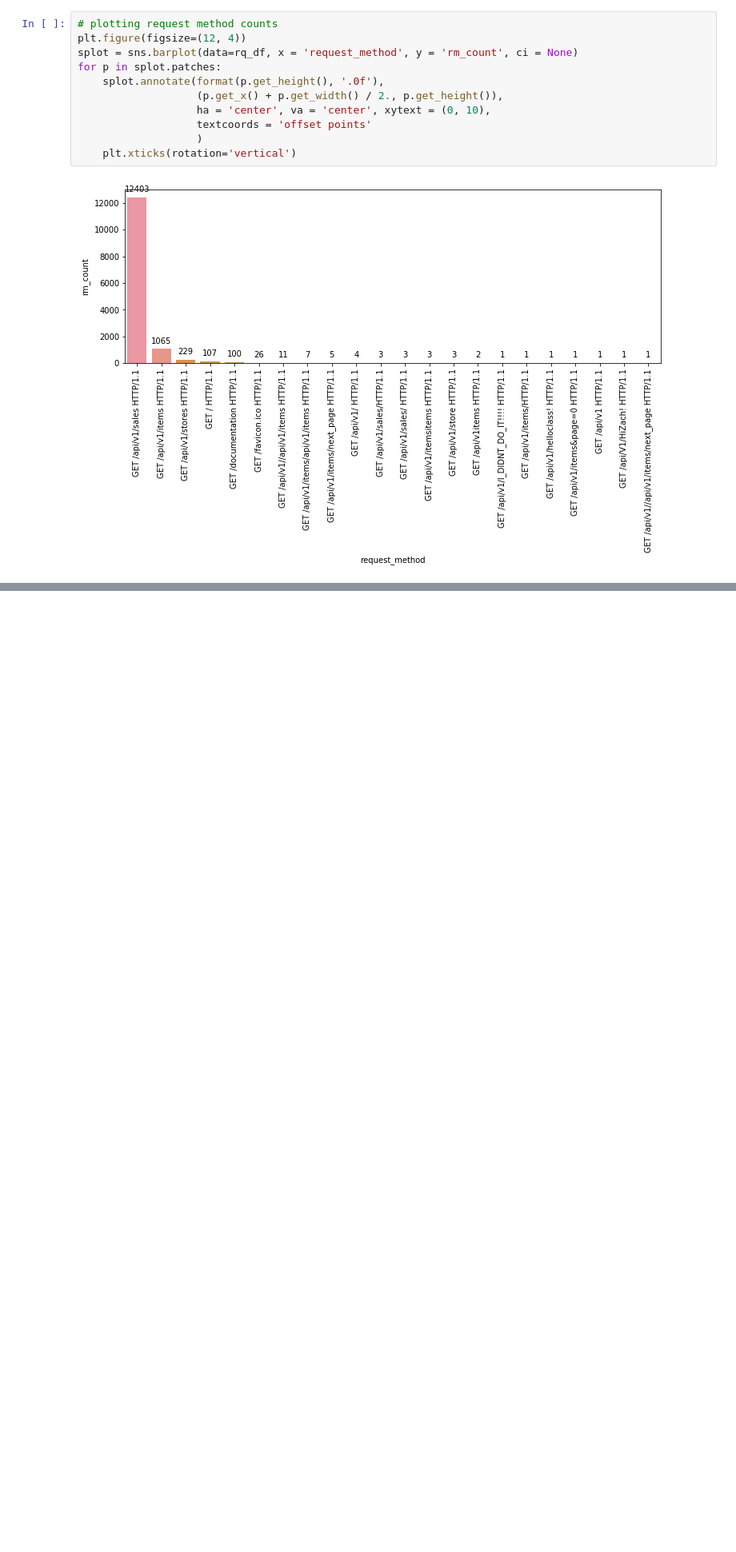
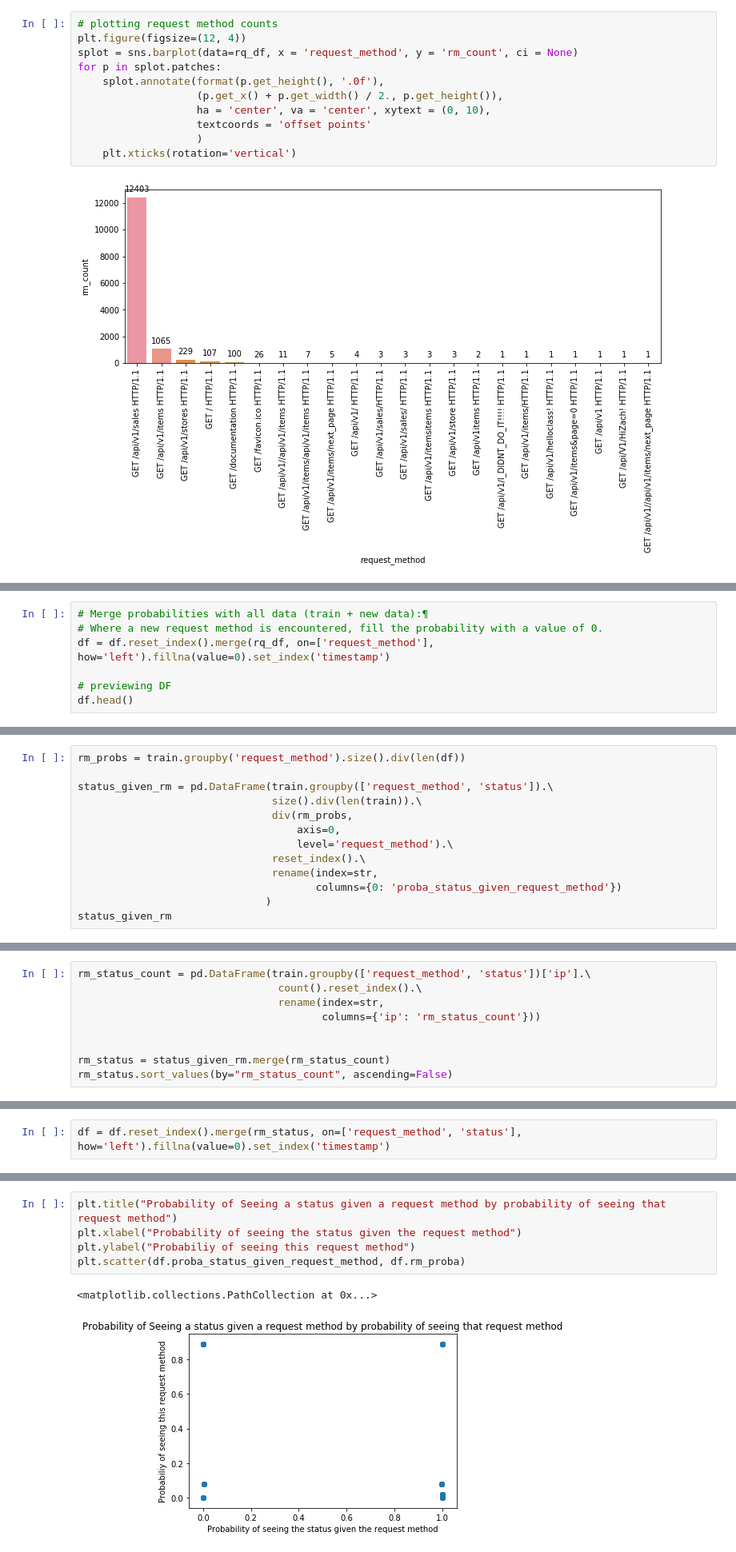
Before and after one commit to SamuelD-Data/anomaly-detection-exercises, a Jupyter notebook: discrete_anomaly_detection.ipynb, the cells around one changed output, grey strips where cells are left out. Shown: that part at 80% size. Saved outputs shown, nothing was run; the diff lists cells and outputs as text; blank space fills up the shorter version.

```diff
--- a/discrete_anomaly_detection.ipynb
+++ b/discrete_anomaly_detection.ipynb
@@ -191,0 +213,7 @@ for p in splot.patches:
+# %%
+# Merge probabilities with all data (train + new data):¶
+# Where a new request method is encountered, fill the probability with a value of 0.
+df = df.reset_index().merge(rq_df, on=['request_method'], how='left').fillna(value=0).set_index('timestamp')
+
+# previewing DF
+df.head()
@@ -191,0 +251,13 @@ for p in splot.patches:
+# %%
+rm_probs = train.groupby('request_method').size().div(len(df))
+
+status_given_rm = pd.DataFrame(train.groupby(['request_method', 'status']).\
+                               size().div(len(train)).\
+                               div(rm_probs,
+                                   axis=0,
+                                   level='request_method').\
+                               reset_index().\
+                               rename(index=str,
+                                      columns={0: 'proba_status_given_request_method'})
+                              )
+status_given_rm
@@ -191,0 +282,9 @@ for p in splot.patches:
+# %%
+rm_status_count = pd.DataFrame(train.groupby(['request_method', 'status'])['ip'].\
+                                count().reset_index().\
+                                rename(index=str,
+                                       columns={'ip': 'rm_status_count'}))
+
+
+rm_status = status_given_rm.merge(rm_status_count)
+rm_status.sort_values(by="rm_status_count", ascending=False)
@@ -191,0 +309,2 @@ for p in splot.patches:
+# %%
+df = df.reset_index().merge(rm_status, on=['request_method', 'status'], how='left').fillna(value=0).set_index('timestamp')
@@ -191,0 +321,8 @@ for p in splot.patches:
+# %%
+plt.title("Probability of Seeing a status given a request method by probability of seeing that request method")
+plt.xlabel("Probability of seeing the status given the request method")
+plt.ylabel("Probabiliy of seeing this request method")
+plt.scatter(df.proba_status_given_request_method, df.rm_proba)
+# %% [output]
+<matplotlib.collections.PathCollection at 0x...>
+[figure, added]
```
Also changed, not shown: parts of 11 cells of this notebook.
